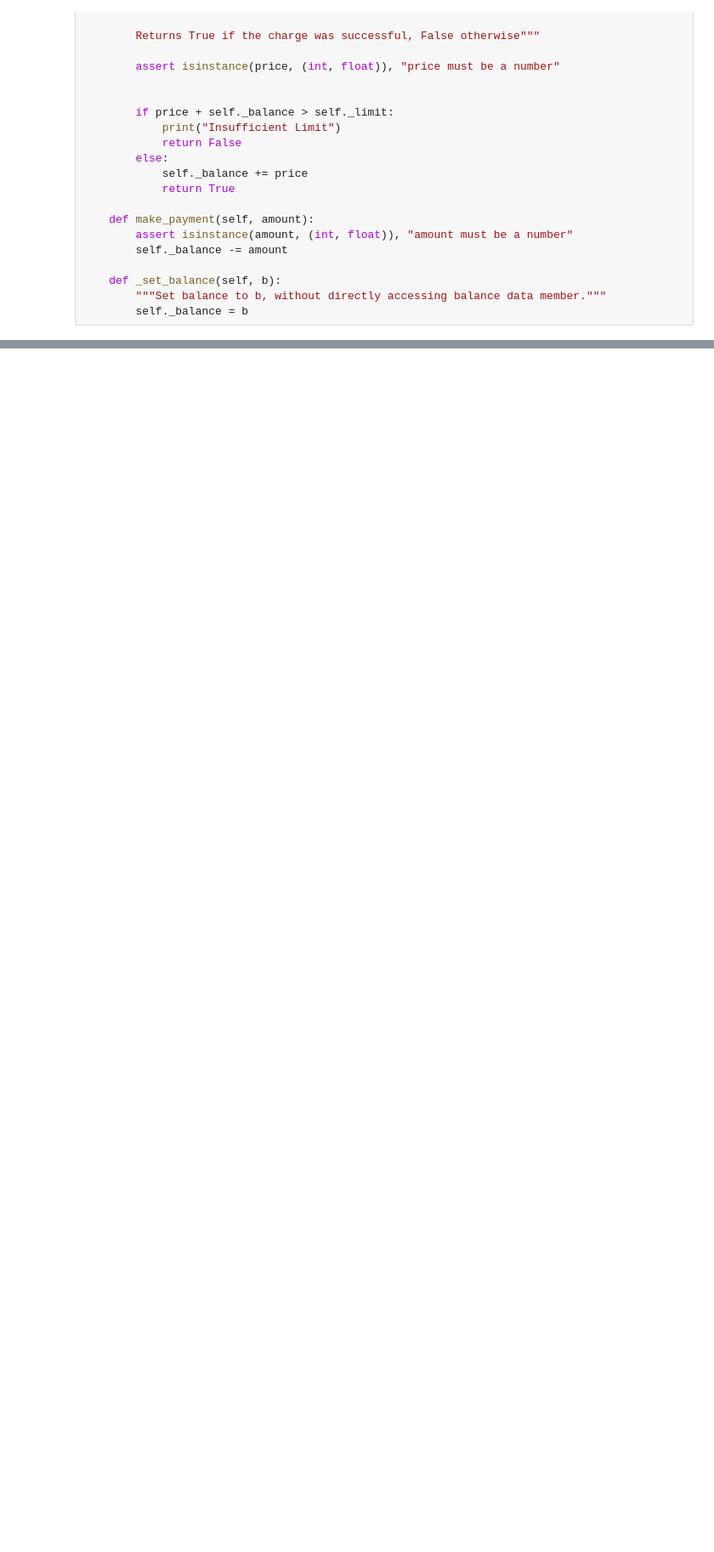
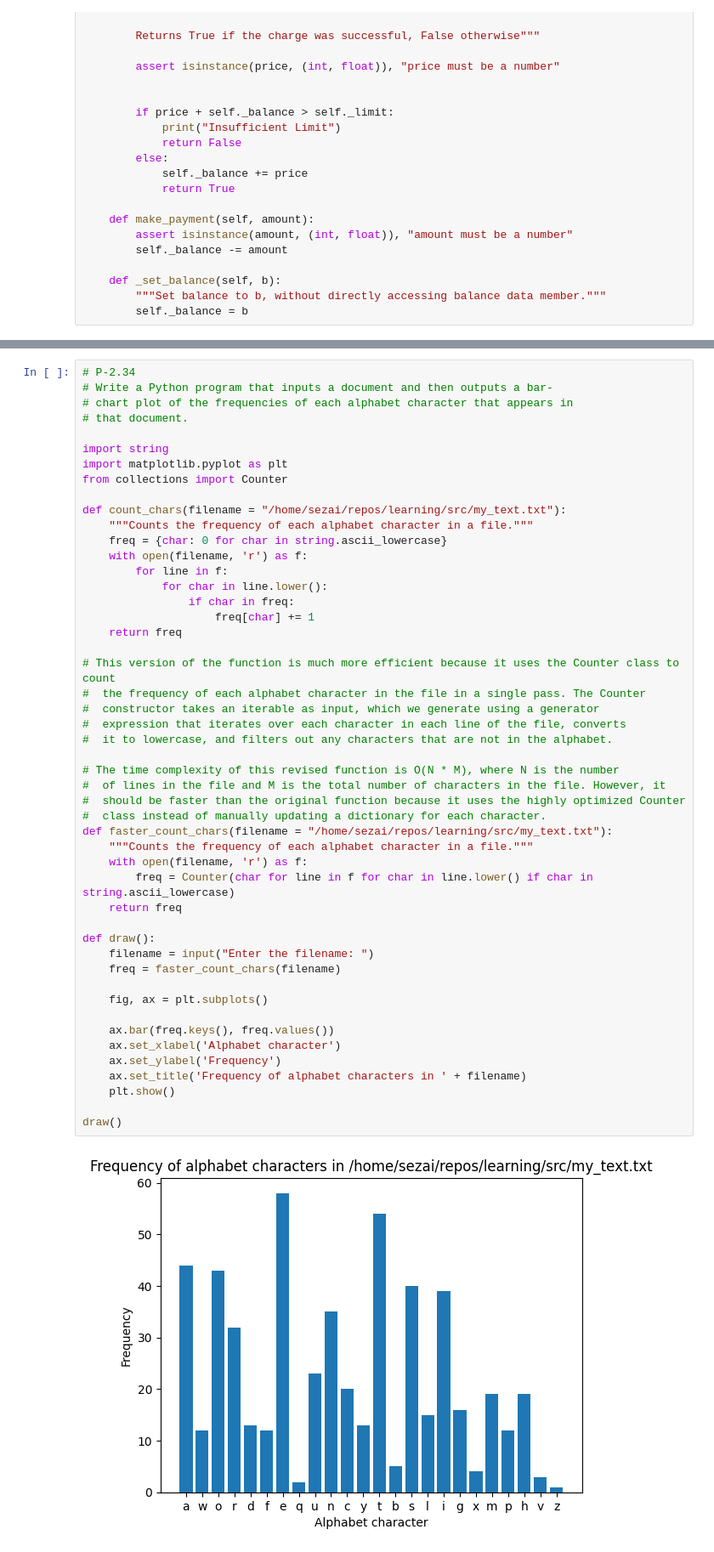
Before and after one commit to kantarcise/notebook, a Jupyter notebook: Programming/DataStructures_Algorithms/Solutions/Chapter02/chapter2_exercises.ipynb, the cells around one changed output, grey strips where cells are left out. Shown at 85% size. Saved outputs shown, nothing was run; the diff lists cells and outputs as text; blank space fills up the shorter version.

```diff
--- a/Programming/DataStructures_Algorithms/Solutions/Chapter02/chapter2_exercises.ipynb
+++ b/Programming/DataStructures_Algorithms/Solutions/Chapter02/chapter2_exercises.ipynb
@@ -2594,0 +2696,51 @@ class SquareRootProgression(Progression):
+# %%
+# P-2.34
+# Write a Python program that inputs a document and then outputs a bar-
+# chart plot of the frequencies of each alphabet character that appears in
+# that document.
+
+import string
+import matplotlib.pyplot as plt
+from collections import Counter
+
+def count_chars(filename = "/home/sezai/repos/learning/src/my_text.txt"):
+    """Counts the frequency of each alphabet character in a file."""
+    freq = {char: 0 for char in string.ascii_lowercase}
+    with open(filename, 'r') as f:
+        for line in f:
+            for char in line.lower():
+                if char in freq:
+                    freq[char] += 1
+    return freq
+
+# This version of the function is much more efficient because it uses the Counter class to count
+#  the frequency of each alphabet character in the file in a single pass. The Counter
+#  constructor takes an iterable as input, which we generate using a generator
+#  expression that iterates over each character in each line of the file, converts
+#  it to lowercase, and filters out any characters that are not in the alphabet.
+
+# The time complexity of this revised function is O(N * M), where N is the number
+#  of lines in the file and M is the total number of characters in the file. However, it
+#  should be faster than the original function because it uses the highly optimized Counter
+#  class instead of manually updating a dictionary for each character.
+def faster_count_chars(filename = "/home/sezai/repos/learning/src/my_text.txt"):
+    """Counts the frequency of each alphabet character in a file."""
+    with open(filename, 'r') as f:
+        freq = Counter(char for line in f for char in line.lower() if char in string.ascii_lowercase)
+    return freq
+
+def draw():
+    filename = input("Enter the filename: ")
+    freq = faster_count_chars(filename)
+
+    fig, ax = plt.subplots()
+
+    ax.bar(freq.keys(), freq.values())
+    ax.set_xlabel('Alphabet character')
+    ax.set_ylabel('Frequency')
+    ax.set_title('Frequency of alphabet characters in ' + filename)
+    plt.show()
+
+draw()
+# %% [output]
+[figure, added]
```
Also changed, not shown: parts of 18 cells of this notebook.
